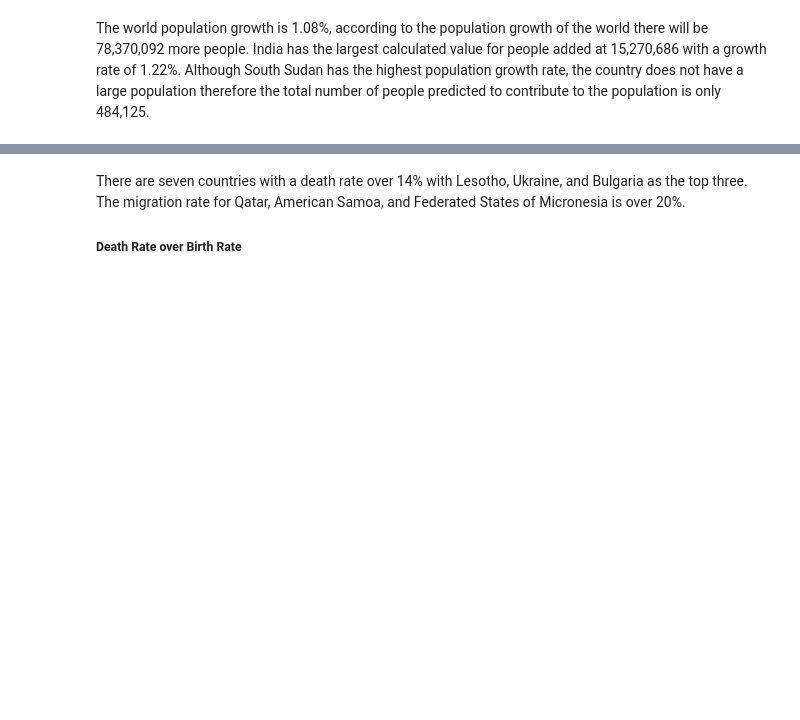
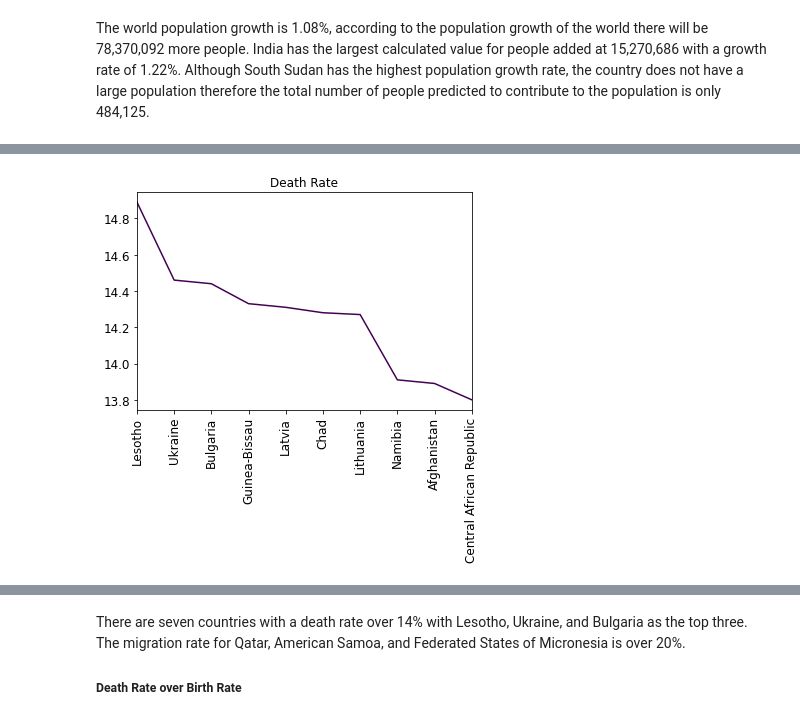
Before and after one commit to tehila440/analyzing_cia_factbook, a Jupyter notebook: 4.1_Analyzing CIA Factbook Data Using SQL.ipynb, the cells around one changed output, grey strips where cells are left out. Drawn from its saved outputs; the diff is of its cells as text; code cells hidden in the pictures; blank space fills up the shorter version.

```diff
--- a/4.1_Analyzing CIA Factbook Data Using SQL.ipynb
+++ b/4.1_Analyzing CIA Factbook Data Using SQL.ipynb
@@ -257,0 +267,3 @@ Done.
+# %%
+death_rate = death_rate.DataFrame()
+migration_rate = migration_rate.DataFrame()
@@ -257,0 +288,9 @@ Done.
+# %%
+death_rate.set_index('name', drop=True, inplace=True)
+migration_rate.set_index('name',drop=True, inplace=True)
+# %%
+death_rate['death_rate'].plot(title = 'Death Rate',colormap=plt.cm.viridis,rot=90,fontsize=12)
+plt.xlabel('')
+plt.show()
+# %% [output]
+[figure, added]
```
Also changed, not shown: parts of 14 cells of this notebook, 2 other files.
